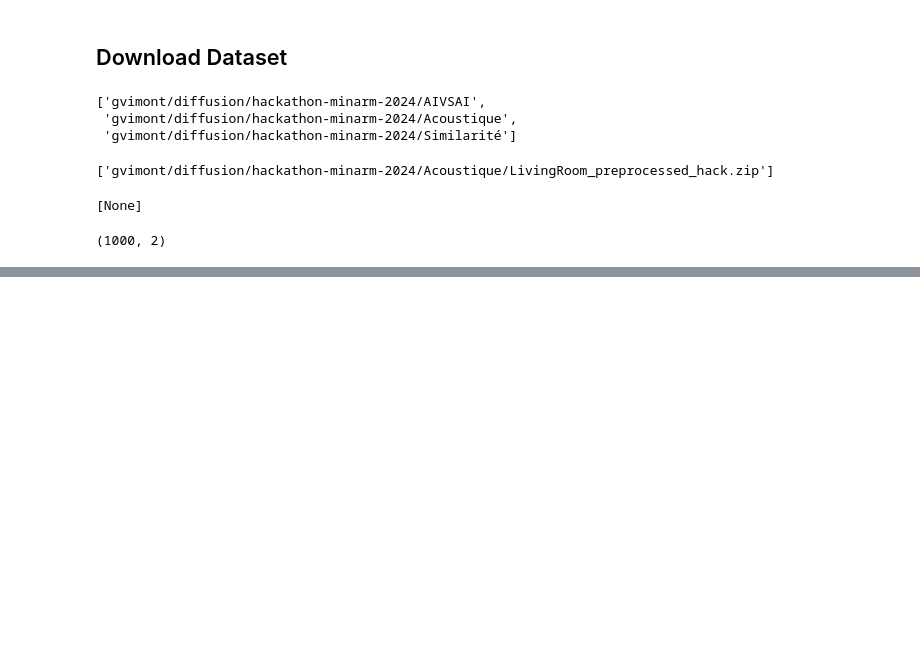
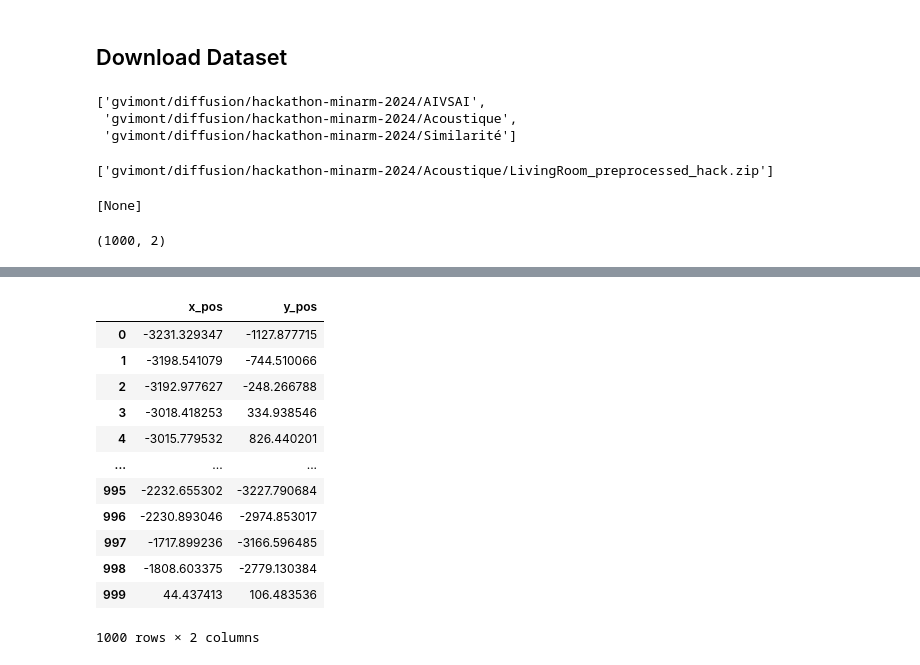
Before and after one commit to christopherT02/Acoustic-Hackathon, a Jupyter notebook: data.ipynb, the cells around one changed output, grey strips where cells are left out. Drawn from its saved outputs; the diff is of its cells as text; code cells hidden in the pictures; blank space fills up the shorter version.

```diff
--- a/data.ipynb
+++ b/data.ipynb
@@ -40,0 +63,17 @@ data.shape
+# %%
+df_centroid = pd.DataFrame(centroid, columns=['x_pos', 'y_pos'])
+df_centroid
+# %% [output]
+|  | x_pos | y_pos |
+| 0 | -3231.329347 | -1127.877715 |
+| 1 | -3198.541079 | -744.510066 |
+| 2 | -3192.977627 | -248.266788 |
+| 3 | -3018.418253 | 334.938546 |
+| 4 | -3015.779532 | 826.440201 |
+| ... | ... | ... |
+| 995 | -2232.655302 | -3227.790684 |
+| 996 | -2230.893046 | -2974.853017 |
+| 997 | -1717.899236 | -3166.596485 |
+| 998 | -1808.603375 | -2779.130384 |
+| 999 | 44.437413 | 106.483536 |
+1000 rows × 2 columns
```
Also changed, not shown: parts of 2 cells of this notebook, 1 other file.
